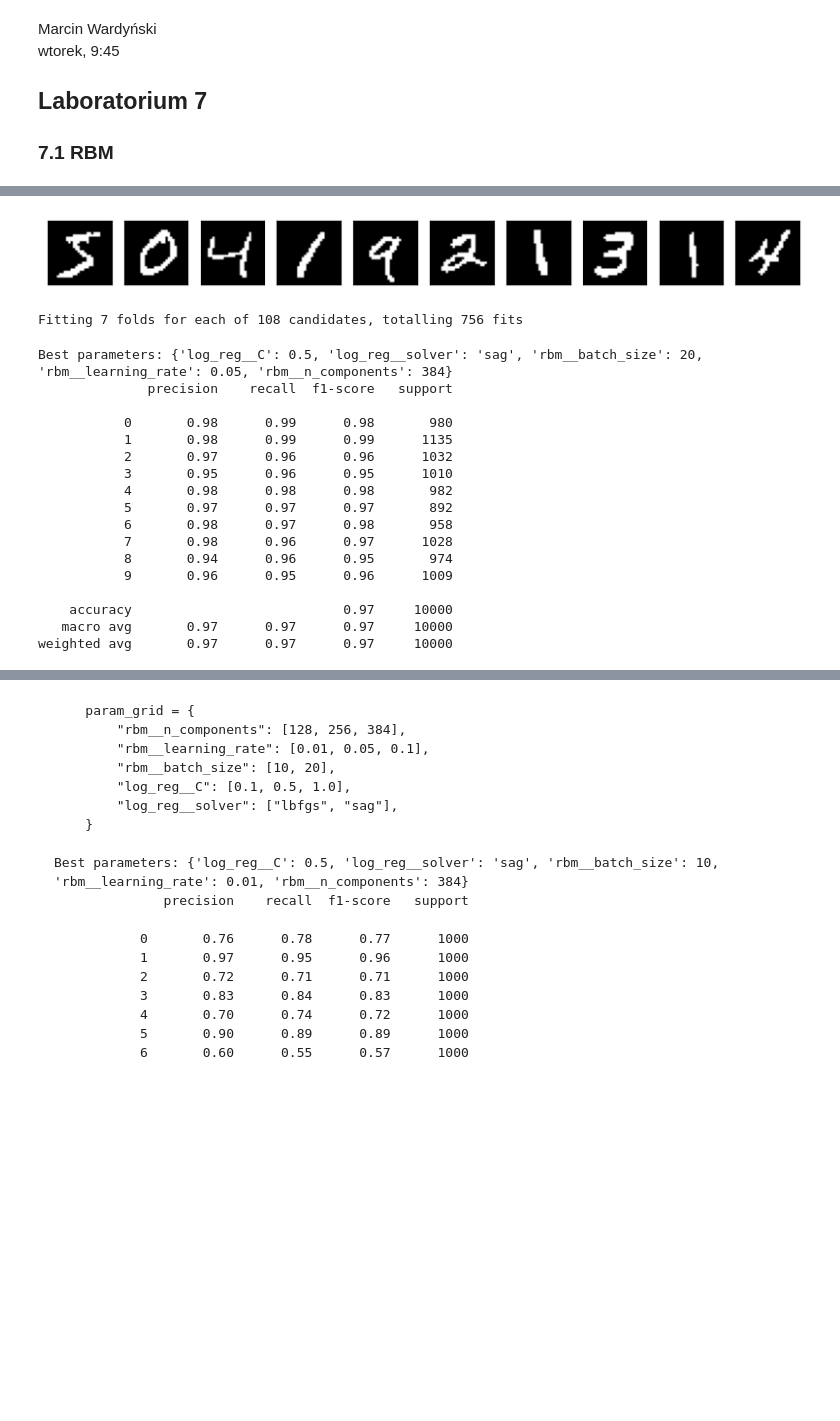
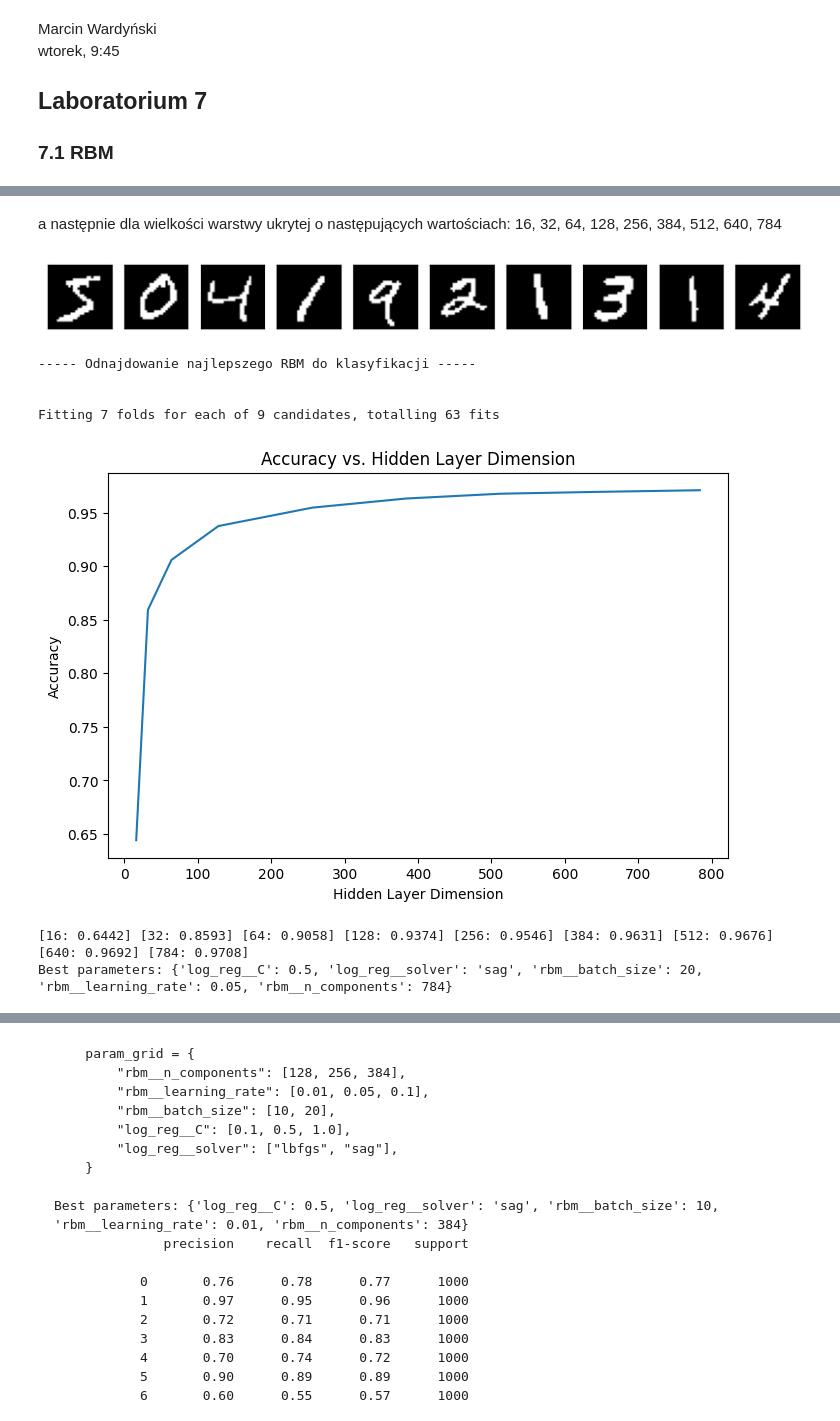
Before and after one commit to mwardynski/machine-learning, a Jupyter notebook: lab7/lab7_1.ipynb, the cells around one changed output, grey strips where cells are left out. Drawn from its saved outputs; the diff is of its cells as text; code cells hidden in the pictures; blank space fills up the shorter version.

```diff
--- a/lab7/lab7_1.ipynb
+++ b/lab7/lab7_1.ipynb
@@ -81,2 +14,0 @@ utils.get_dataset(utils.Dataset_Select.KUZ_49.value, 10)
-# %%
-X_train, X_test, y_train, y_test = utils.get_dataset(utils.Dataset_Select.MNIST.value, 10)
@@ -85,19 +14,0 @@ X_train, X_test, y_train, y_test = utils.get_dataset(utils.Dataset_Select.MNIST.
-# %%
-from sklearn.linear_model import LogisticRegression
-from sklearn.neural_network import BernoulliRBM
-from sklearn.pipeline import Pipeline
-from sklearn.metrics import classification_report
-
-rbm = BernoulliRBM(n_components=256, learning_rate=0.01, n_iter=10, random_state=42)
-log_reg = LogisticRegression(max_iter=1000, solver='lbfgs')
-
-pipeline = Pipeline([
-    ('rbm', rbm),
-    ('log_reg', log_reg)
-])
-
-pipeline.fit(X_train, y_train)
-
-y_pred = pipeline.predict(X_test)
-
-print(classification_report(y_test, y_pred))
@@ -190,37 +135,24 @@ from sklearn.metrics import classification_report
+# %% [markdown]
+a następnie dla wielkości warstwy ukrytej o następujących wartościach: 16, 32, 64, 128, 256, 384, 512, 640, 784
 # %%
-from sklearn.metrics import classification_report
-
 X_train, X_test, y_train, y_test = utils.get_dataset(utils.Dataset_Select.MNIST.value, 10)
 
 param_grid = {
-    "rbm__n_components": [384, 448, 512],
-    "rbm__learning_rate": [0.03, 0.05, 0.08],
+    "rbm__n_components": [16, 32, 64, 128, 256, 384, 512, 640, 784],
+    "rbm__learning_rate": [0.05],
     "rbm__batch_size": [20],
     "log_reg__C": [0.5],
     "log_reg__solver": ["sag"],
 }
 
-mnist_best_estimator = find_best_estimator(X_train, y_train, 1000, param_grid)
-
-y_pred = mnist_best_estimator.predict(X_test)
-print(classification_report(y_test, y_pred))
+print("\n\n----- Odnajdowanie najlepszego RBM do klasyfikacji -----\n\n")
+mnist_best_estimator = find_and_viz_best_estimator(X_train, y_train, 1000, param_grid)
 # %% [output]
 [figure]
-Fitting 7 folds for each of 108 candidates, totalling 756 fits
+----- Odnajdowanie najlepszego RBM do klasyfikacji -----
+
+
+Fitting 7 folds for each of 9 candidates, totalling 63 fits
+[figure, added]
-Best parameters: {'log_reg__C': 0.5, 'log_reg__solver': 'sag', 'rbm__batch_size': 20, 'rbm__learning_rate': 0.05, 'rbm__n_components': 384}
-              precision    recall  f1-score   support
-
-           0       0.98      0.99      0.98       980
-           1       0.98      0.99      0.99      1135
-           2       0.97      0.96      0.96      1032
-           3       0.95      0.96      0.95      1010
-           4       0.98      0.98      0.98       982
-           5       0.97      0.97      0.97       892
-           6       0.98      0.97      0.98       958
-           7       0.98      0.96      0.97      1028
-           8       0.94      0.96      0.95       974
-           9       0.96      0.95      0.96      1009
-
-    accuracy                           0.97     10000
-   macro avg       0.97      0.97      0.97     10000
-weighted avg       0.97      0.97      0.97     10000
+[16: 0.6442] [32: 0.8593] [64: 0.9058] [128: 0.9374] [256: 0.9546] [384: 0.9631] [512: 0.9676] [640: 0.9692] [784: 0.9708]
+Best parameters: {'log_reg__C': 0.5, 'log_reg__solver': 'sag', 'rbm__batch_size': 20, 'rbm__learning_rate': 0.05, 'rbm__n_components': 784}
```
Also changed, not shown: parts of 33 cells of this notebook, 3 other files.
